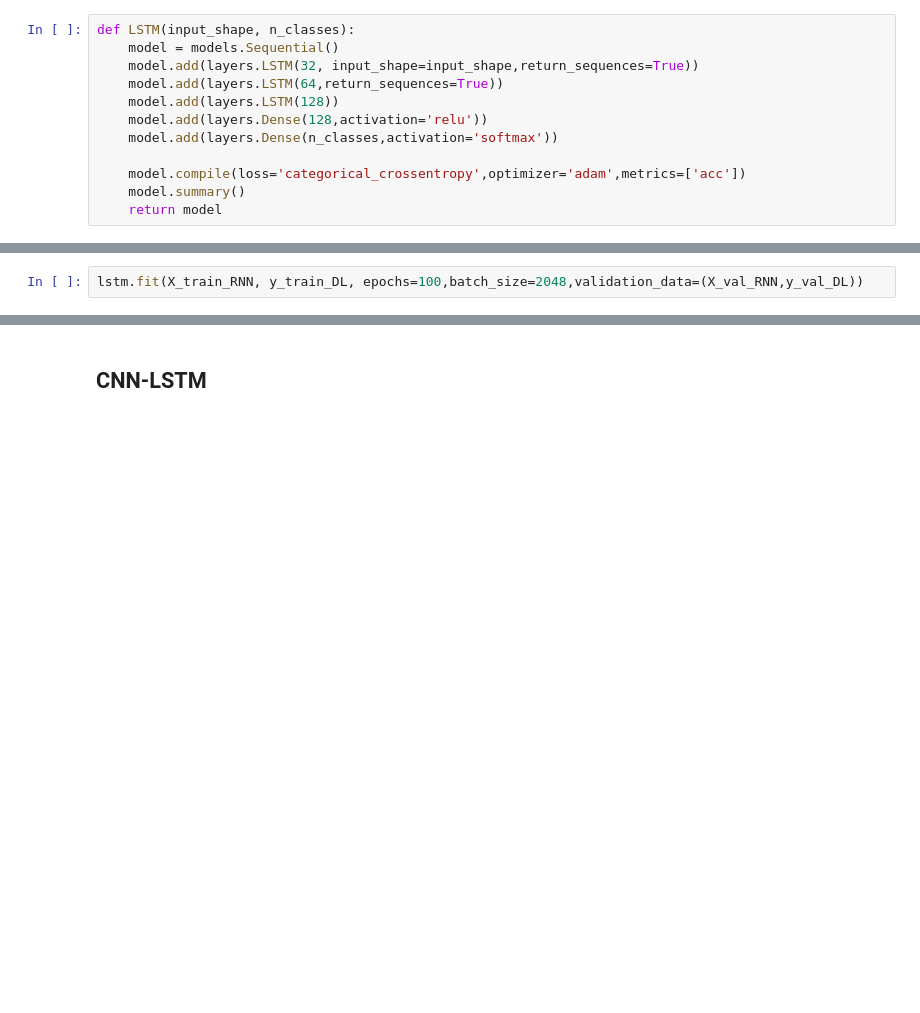
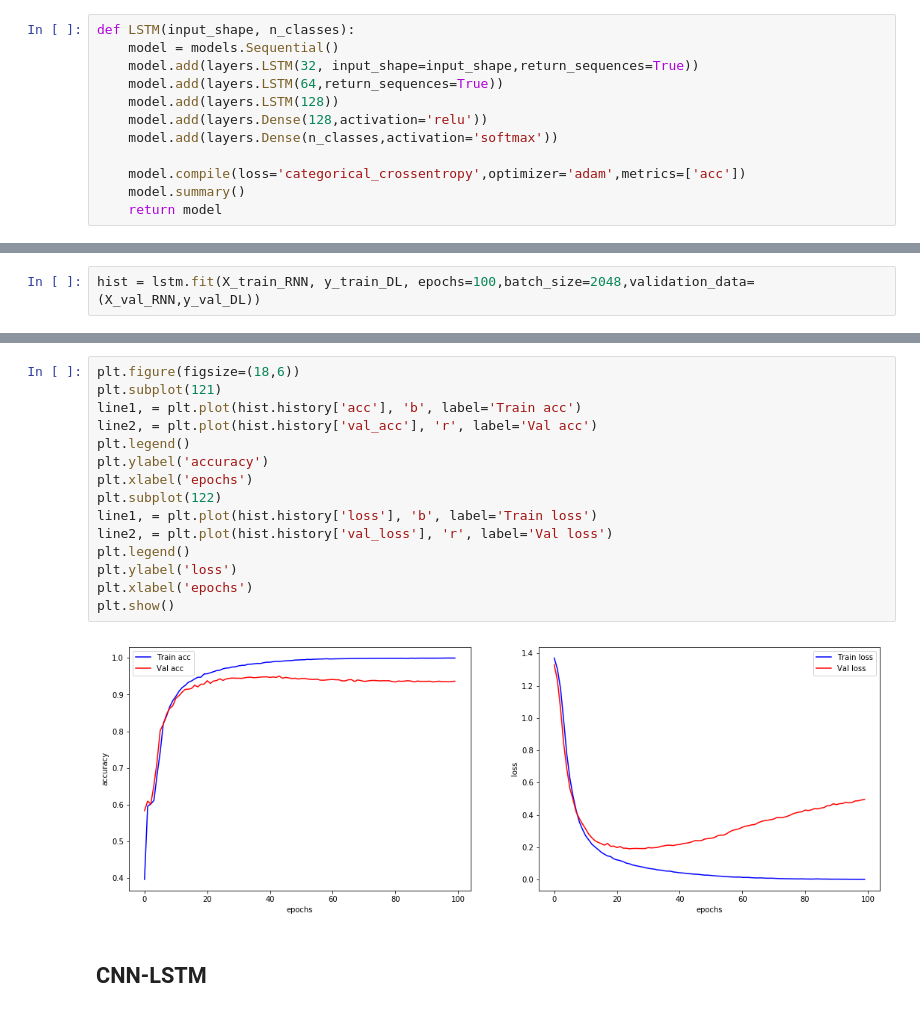
Before and after one commit to karl6885/ML_final_project, a Jupyter notebook: 2015410123_김영규_기말과제.ipynb, the cells around one changed output, grey strips where cells are left out. Drawn from its saved outputs; the diff is of its cells as text; blank space fills up the shorter version.

```diff
--- a/2015410123_김영규_기말과제.ipynb
+++ b/2015410123_김영규_기말과제.ipynb
@@ -395,7 +775,7 @@ Trainable params: 145,924
 Non-trainable params: 0
 _________________________________________________________________
 # %%
-lstm.fit(X_train_RNN, y_train_DL, epochs=100,batch_size=2048,validation_data=(X_val_RNN,y_val_DL))
+hist = lstm.fit(X_train_RNN, y_train_DL, epochs=100,batch_size=2048,validation_data=(X_val_RNN,y_val_DL))
 # %% [output]
 Train on 7006 samples, validate on 2336 samples
 Epoch 1/100
@@ -418,3 +797,20 @@ Epoch 100/100
+# %%
+plt.figure(figsize=(18,6))
+plt.subplot(121)
+line1, = plt.plot(hist.history['acc'], 'b', label='Train acc')
+line2, = plt.plot(hist.history['val_acc'], 'r', label='Val acc')
+plt.legend()
+plt.ylabel('accuracy')
+plt.xlabel('epochs')
+plt.subplot(122)
+line1, = plt.plot(hist.history['loss'], 'b', label='Train loss')
+line2, = plt.plot(hist.history['val_loss'], 'r', label='Val loss')
+plt.legend()
+plt.ylabel('loss')
+plt.xlabel('epochs')
+plt.show()
+# %% [output]
+[figure, added]
 # %% [markdown]
 ## CNN-LSTM
 # %%
```
Also changed, not shown: parts of 53 cells of this notebook.
